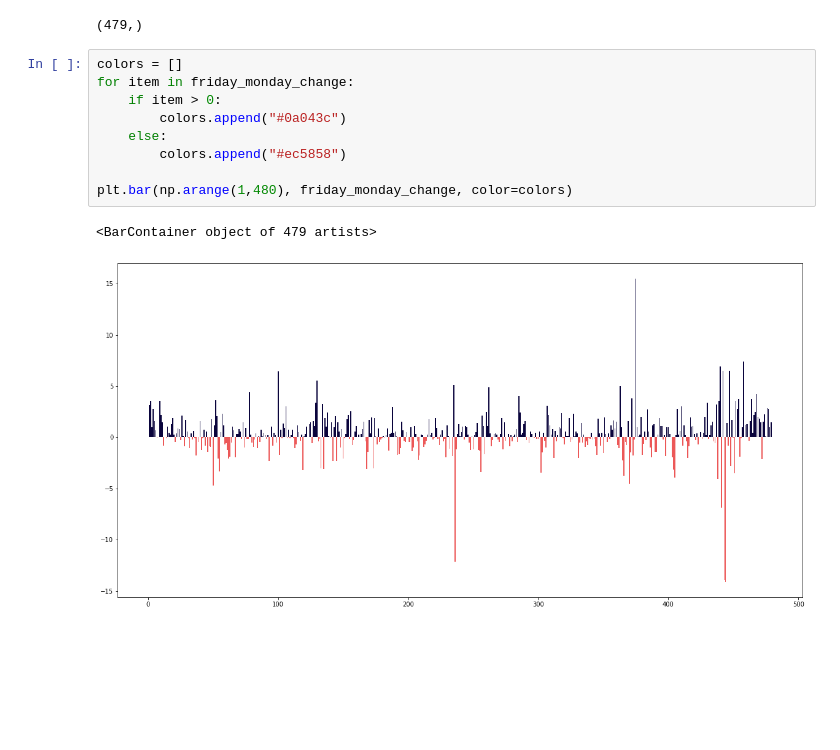
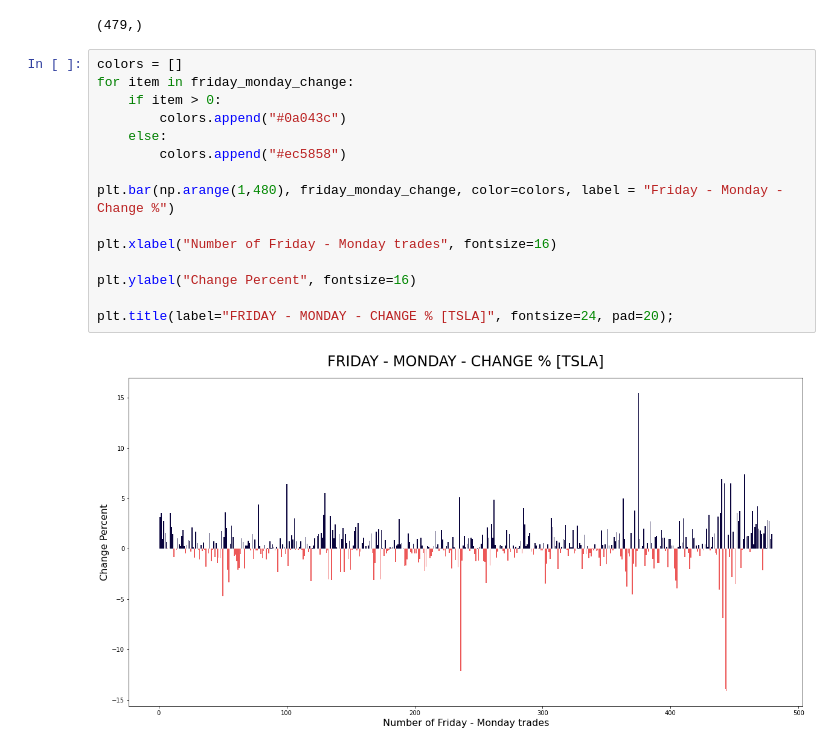
Before and after one commit to ambatiashok60/algo-trading, a Jupyter notebook: Notebook/TSLA.ipynb, the cells around one changed output. Saved outputs shown, nothing was run; the diff lists cells and outputs as text; blank space fills up the shorter version.

Commit message:
TSLA Notebook updated

```diff
--- a/Notebook/TSLA.ipynb
+++ b/Notebook/TSLA.ipynb
@@ -105,12 +105,17 @@ friday_monday_change.shape
 # %%
 colors = []
 for item in friday_monday_change:
     if item > 0:
         colors.append("#0a043c")
     else:
         colors.append("#ec5858")
 
-plt.bar(np.arange(1,480), friday_monday_change, color=colors)
+plt.bar(np.arange(1,480), friday_monday_change, color=colors, label = "Friday - Monday - Change %")
+
+plt.xlabel("Number of Friday - Monday trades", fontsize=16)
+
+plt.ylabel("Change Percent", fontsize=16)
+
+plt.title(label="FRIDAY - MONDAY - CHANGE % [TSLA]", fontsize=24, pad=20);
 # %% [output]
-<BarContainer object of 479 artists>
-[figure, old version]
+[figure, new version]
```
